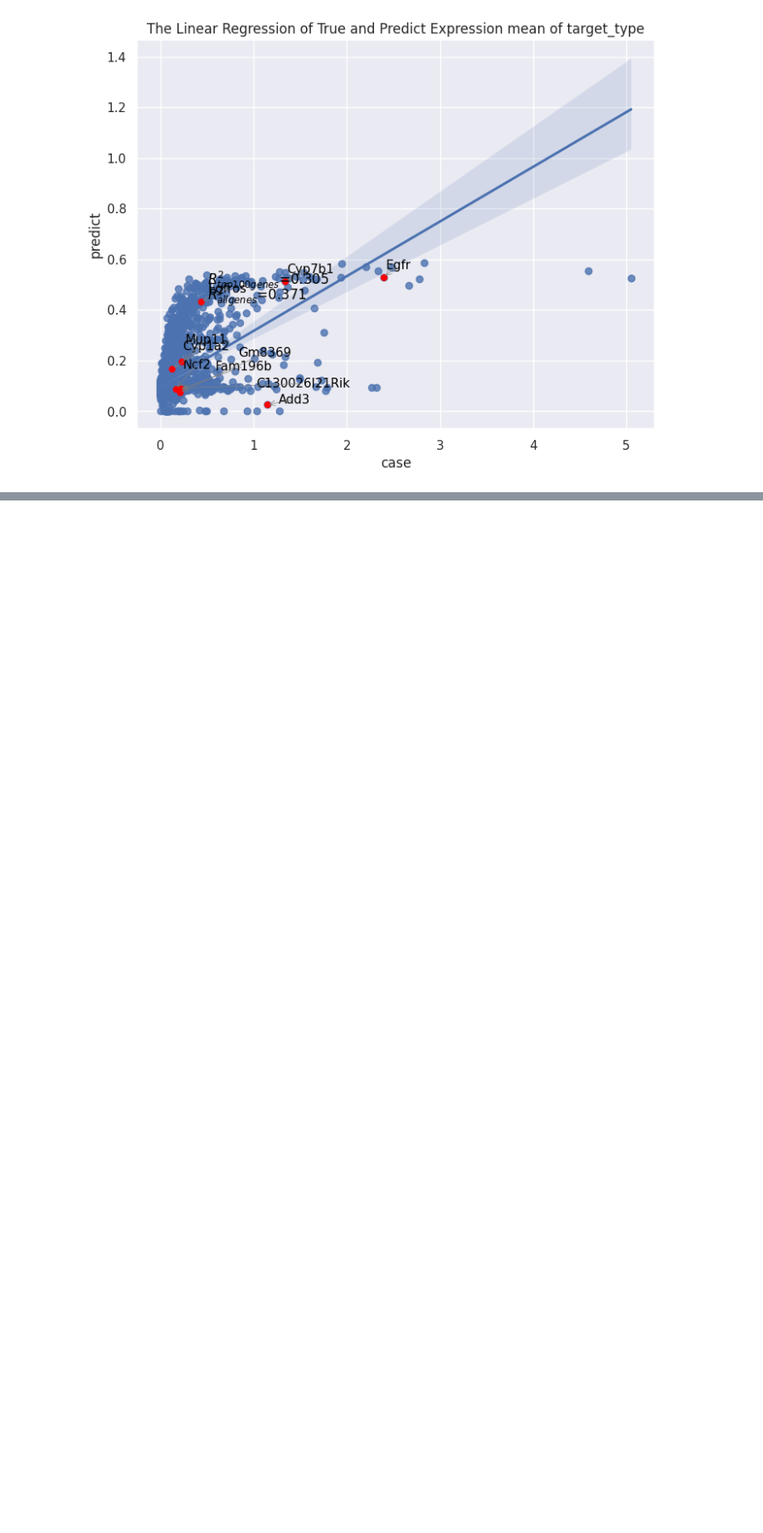
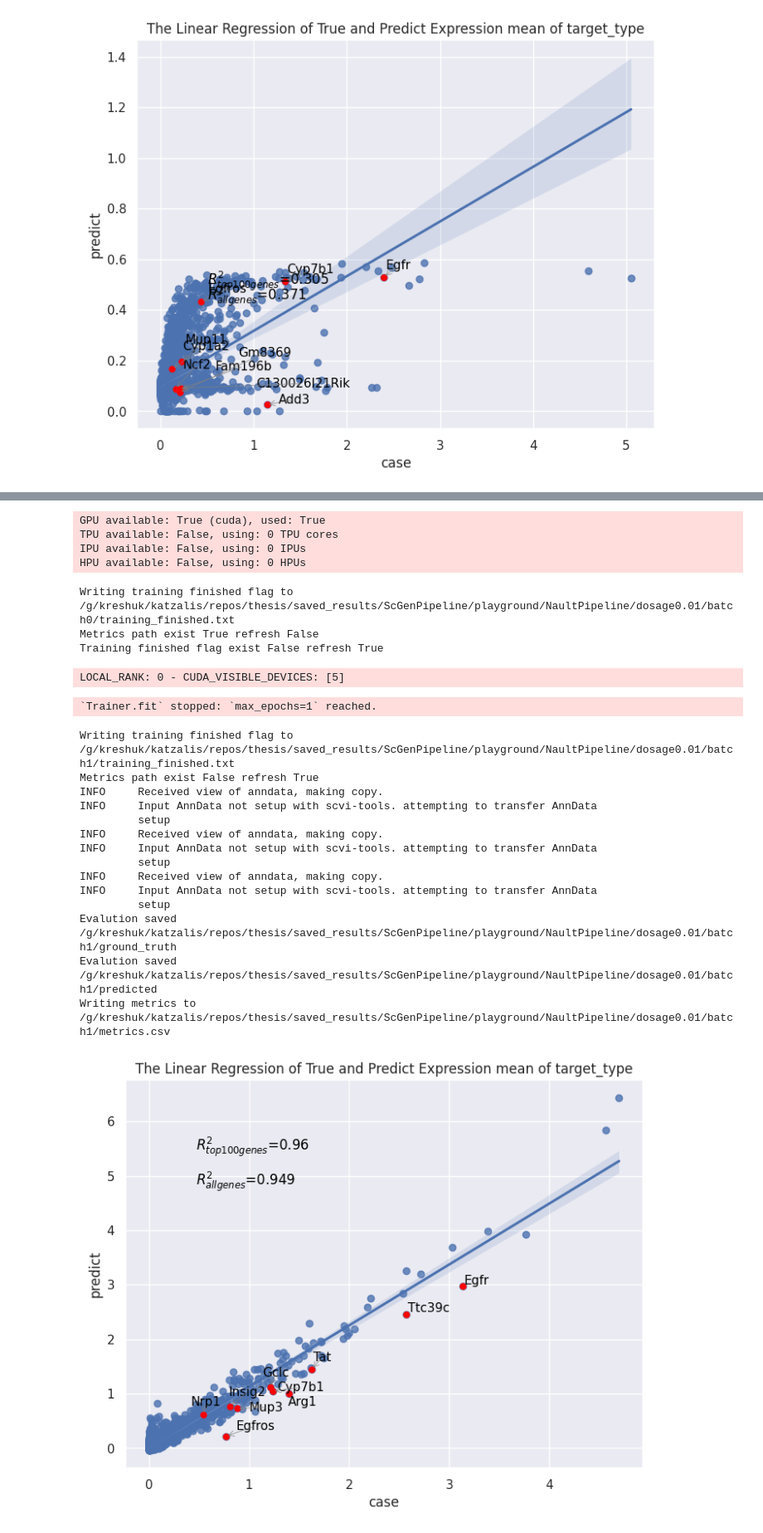
Before and after one commit to thodkatz/thesis, a Jupyter notebook: experiments/playground.ipynb, the cells around one changed output, grey strips where cells are left out. Shown at 83% size. Drawn from its saved outputs; the diff is of its cells as text; code cells hidden in the pictures; blank space fills up the shorter version.

```diff
--- a/experiments/playground.ipynb
+++ b/experiments/playground.ipynb
@@ -143,3 +100,19 @@ Evalution saved /g/kreshuk/katzalis/repos/thesis/saved_results/ButterflyPipeline
 Evalution saved /g/kreshuk/katzalis/repos/thesis/saved_results/ButterflyPipeline/playground/NaultPipeline/dosage0.01/batch0/predicted
 Writing metrics to /g/kreshuk/katzalis/repos/thesis/saved_results/ButterflyPipeline/playground/NaultPipeline/dosage0.01/batch0/metrics.csv
 [figure]
+# %%
+from thesis.datasets_pipelines import NaultPipeline
+from thesis.model_pipelines import ScGenPipeline
+
+
+scgen_nault = ScGenPipeline(
+        dataset_pipeline=NaultPipeline(
+            dosage=0.01
+        ),
+        experiment_name="playground",
+        debug=True
+    )
+
+scgen_nault(batch=0, append_metrics=False, save_plots=False, refresh_training=False, refresh_evaluation=False)
+scgen_nault(batch=1, append_metrics=False, save_plots=False, refresh_training=True, refresh_evaluation=True)
+# %% [output]
@@ -146,3 +123,27 @@ Writing metrics to /g/kreshuk/katzalis/repos/thesis/saved_results/ButterflyPipel
+GPU available: True (cuda), used: True
+TPU available: False, using: 0 TPU cores
+IPU available: False, using: 0 IPUs
+HPU available: False, using: 0 HPUs
+Writing training finished flag to /g/kreshuk/katzalis/repos/thesis/saved_results/ScGenPipeline/playground/NaultPipeline/dosage0.01/batch0/training_finished.txt
+Metrics path exist True refresh False
+Training finished flag exist False refresh True
+LOCAL_RANK: 0 - CUDA_VISIBLE_DEVICES: [5]
+`Trainer.fit` stopped: `max_epochs=1` reached.
+Writing training finished flag to /g/kreshuk/katzalis/repos/thesis/saved_results/ScGenPipeline/playground/NaultPipeline/dosage0.01/batch1/training_finished.txt
+Metrics path exist False refresh True
+INFO     Received view of anndata, making copy.
+INFO     Input AnnData not setup with scvi-tools. attempting to transfer AnnData
+         setup
+INFO     Received view of anndata, making copy.
+INFO     Input AnnData not setup with scvi-tools. attempting to transfer AnnData
+         setup
+INFO     Received view of anndata, making copy.
+INFO     Input AnnData not setup with scvi-tools. attempting to transfer AnnData
+         setup
+Evalution saved /g/kreshuk/katzalis/repos/thesis/saved_results/ScGenPipeline/playground/NaultPipeline/dosage0.01/batch1/ground_truth
+Evalution saved /g/kreshuk/katzalis/repos/thesis/saved_results/ScGenPipeline/playground/NaultPipeline/dosage0.01/batch1/predicted
+Writing metrics to /g/kreshuk/katzalis/repos/thesis/saved_results/ScGenPipeline/playground/NaultPipeline/dosage0.01/batch1/metrics.csv
+[figure, added]
 # %%
 from thesis.model_pipelines import ScPreGanReproduciblePipeline
 
```
Also changed, not shown: parts of 5 cells of this notebook, 7 other files.
